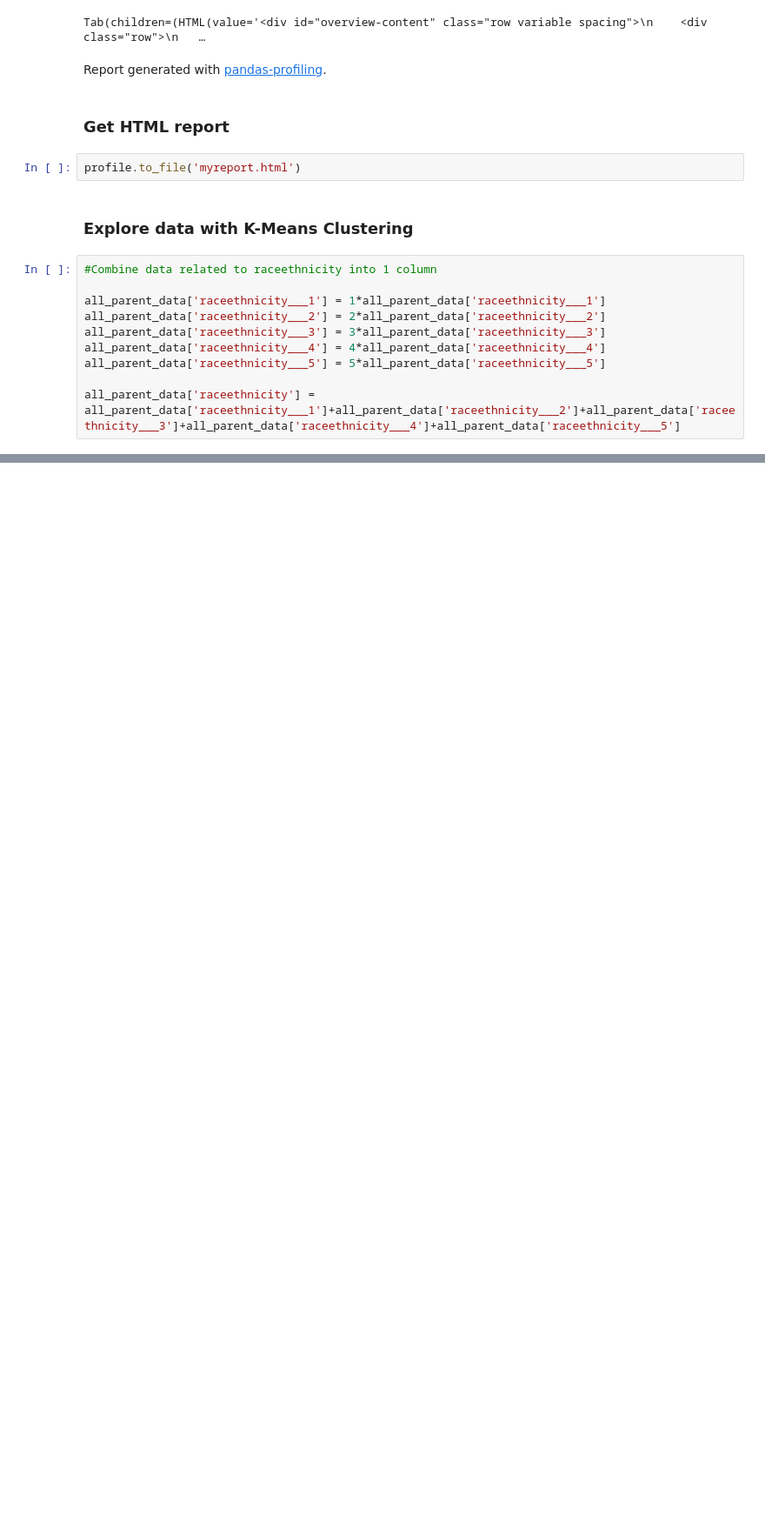
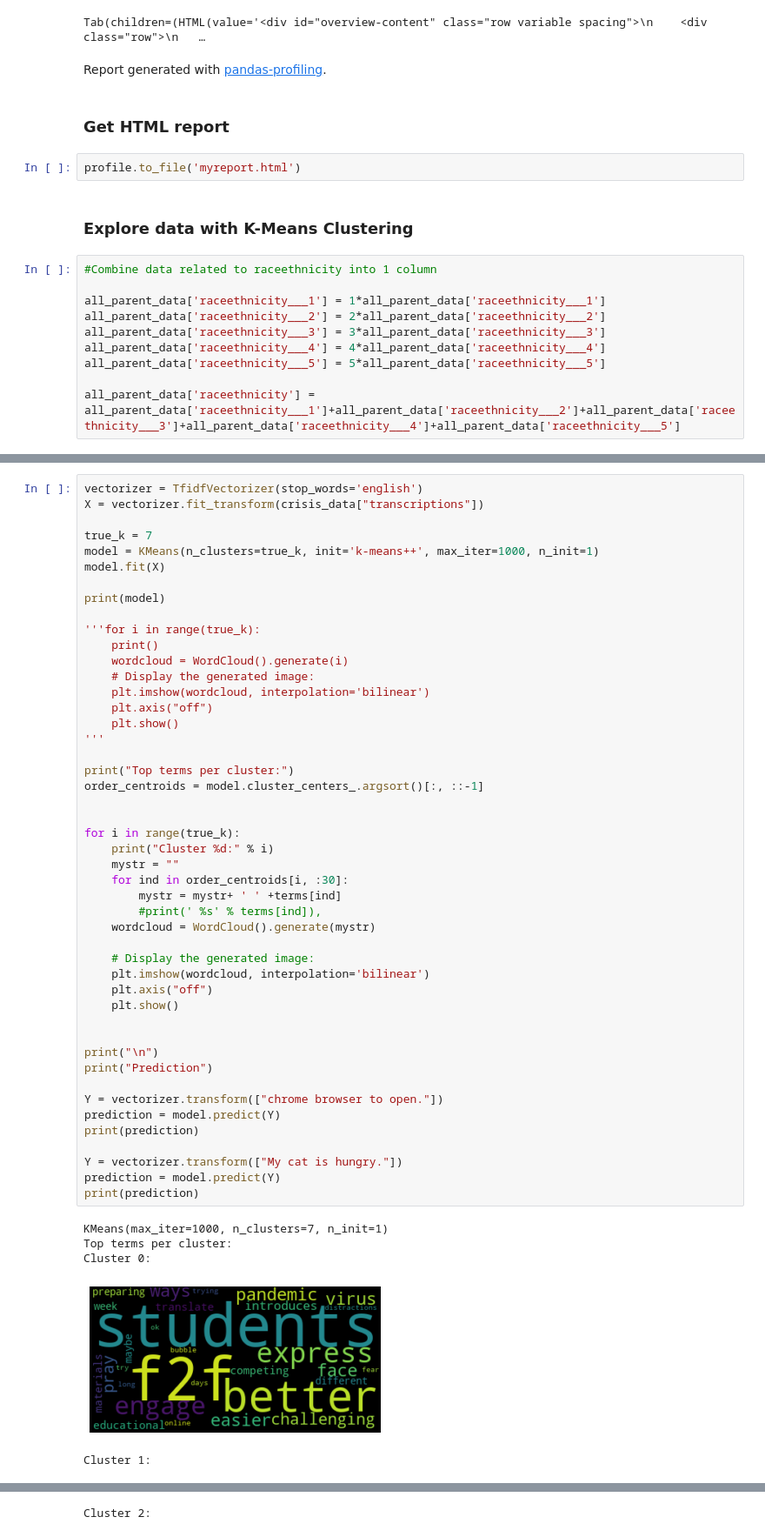
Before and after one commit to NNerurkar/ML-for-Good-Hackathon, a Jupyter notebook: Team28/ProlificAcademicNtbk.ipynb, the cells around one changed output, grey strips where cells are left out. Shown at 87% size. Cells and saved outputs as stored; diff of their text form; blank space fills up the shorter version.

```diff
--- a/Team28/ProlificAcademicNtbk.ipynb
+++ b/Team28/ProlificAcademicNtbk.ipynb
@@ -119,0 +139,53 @@ ValueError: Input contains NaN, infinity or a value too large for dtype('float64
+# %%
+vectorizer = TfidfVectorizer(stop_words='english')
+X = vectorizer.fit_transform(crisis_data["transcriptions"])
+
+true_k = 7
+model = KMeans(n_clusters=true_k, init='k-means++', max_iter=1000, n_init=1)
+model.fit(X)
+
+print(model)
+
+'''for i in range(true_k):
+    print()
+    wordcloud = WordCloud().generate(i)
+    # Display the generated image:
+    plt.imshow(wordcloud, interpolation='bilinear')
+    plt.axis("off")
+    plt.show()
+'''
+
+print("Top terms per cluster:")
+order_centroids = model.cluster_centers_.argsort()[:, ::-1]
+
+
+for i in range(true_k):
+    print("Cluster %d:" % i)
+    mystr = ""
+    for ind in order_centroids[i, :30]:
+        mystr = mystr+ ' ' +terms[ind]
+        #print(' %s' % terms[ind]),
+    wordcloud = WordCloud().generate(mystr)
+
+    # Display the generated image:
+    plt.imshow(wordcloud, interpolation='bilinear')
+    plt.axis("off")
+    plt.show()
+
+
+print("\n")
+print("Prediction")
+
+Y = vectorizer.transform(["chrome browser to open."])
+prediction = model.predict(Y)
+print(prediction)
+
+Y = vectorizer.transform(["My cat is hungry."])
+prediction = model.predict(Y)
+print(prediction)
+# %% [output]
+KMeans(max_iter=1000, n_clusters=7, n_init=1)
+Top terms per cluster:
+Cluster 0:
+[figure, added]
+Cluster 1:
@@ -119,0 +193 @@ ValueError: Input contains NaN, infinity or a value too large for dtype('float64
+Cluster 2:
```
Also changed, not shown: parts of 6 cells of this notebook, 2 other files.
